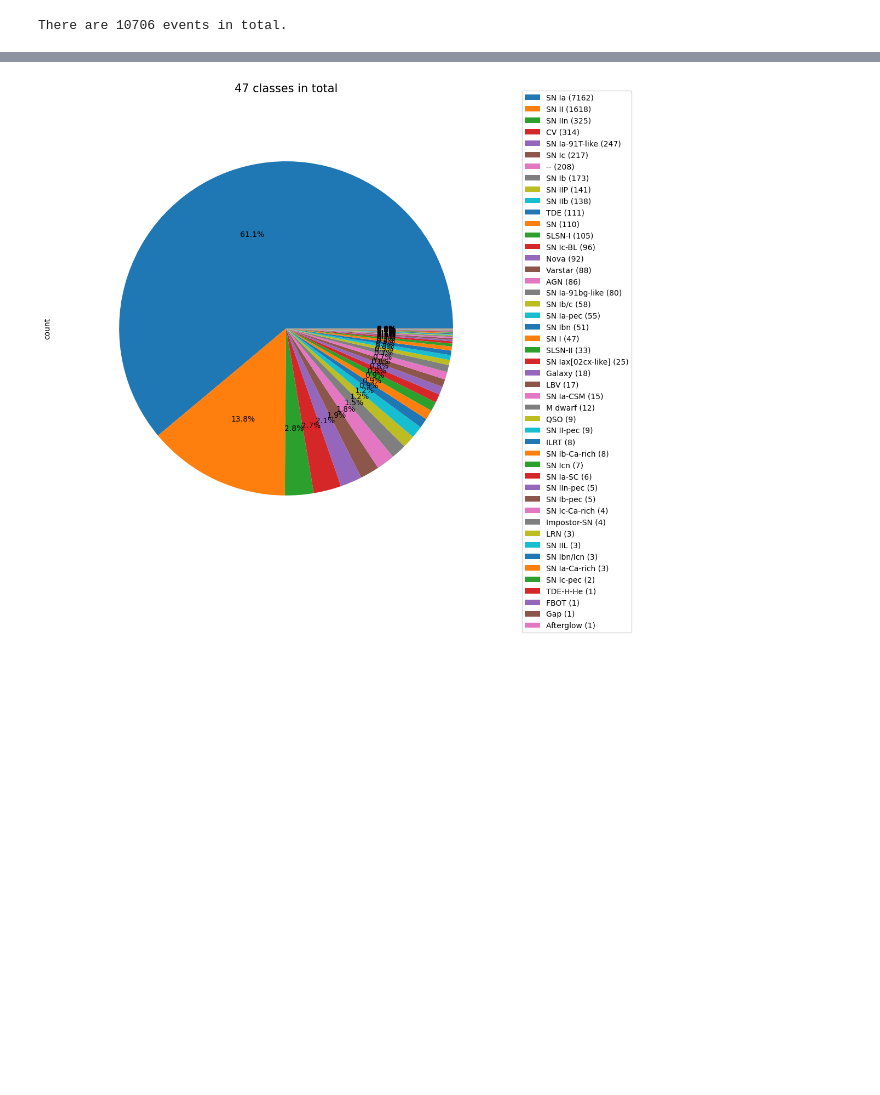
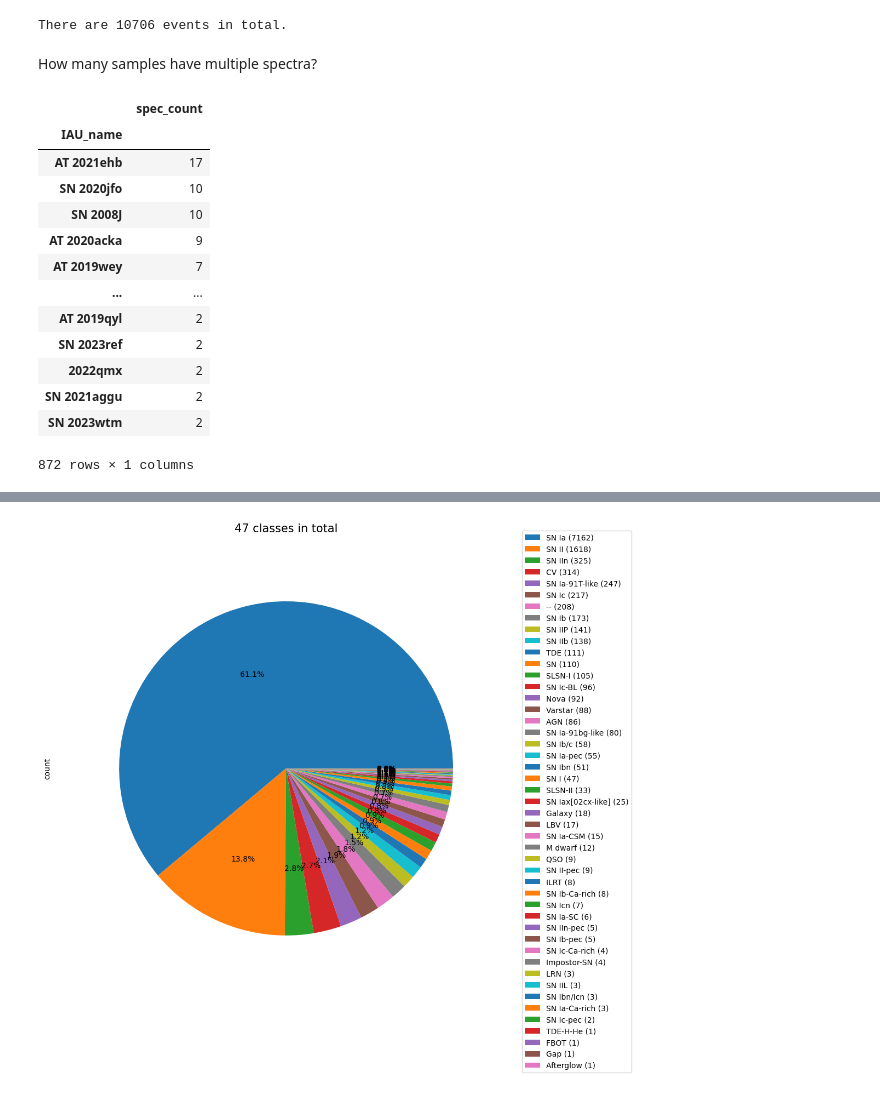
Before and after one commit to aec3675/multi-modal-multi-peaks, a Jupyter notebook: spectra_analysis.ipynb, the cells around one changed output, grey strips where cells are left out. Drawn from its saved outputs; the diff is of its cells as text; code cells hidden in the pictures; blank space fills up the shorter version.

```diff
--- a/spectra_analysis.ipynb
+++ b/spectra_analysis.ipynb
@@ -57,3 +57,27 @@ iau_names = list(set(spectra_info['IAU_name'].tolist()))
 print('There are %i events in total.\n '% len(iau_names))
 # %% [output]
 There are 10706 events in total.
+# %% [markdown]
+How many samples have multiple spectra?
+# %%
+spec_num_df = spectra_info.groupby('IAU_name').size().sort_values(ascending=False).to_frame(name='spec_count')
+
+# Filter to keep only rows where the size is 2 or more
+spec_num_df = spec_num_df[spec_num_df['spec_count'] >= 2]
+
+spec_num_df
+# %% [output]
+|  | spec_count |
+| IAU_name |  |
+| AT 2021ehb | 17 |
+| SN 2020jfo | 10 |
+| SN 2008J | 10 |
+| AT 2020acka | 9 |
+| AT 2019wey | 7 |
+| ... | ... |
+| AT 2019qyl | 2 |
+| SN 2023ref | 2 |
+| 2022qmx | 2 |
+| SN 2021aggu | 2 |
+| SN 2023wtm | 2 |
+872 rows × 1 columns
```
Also changed, not shown: parts of 2 cells of this notebook.
